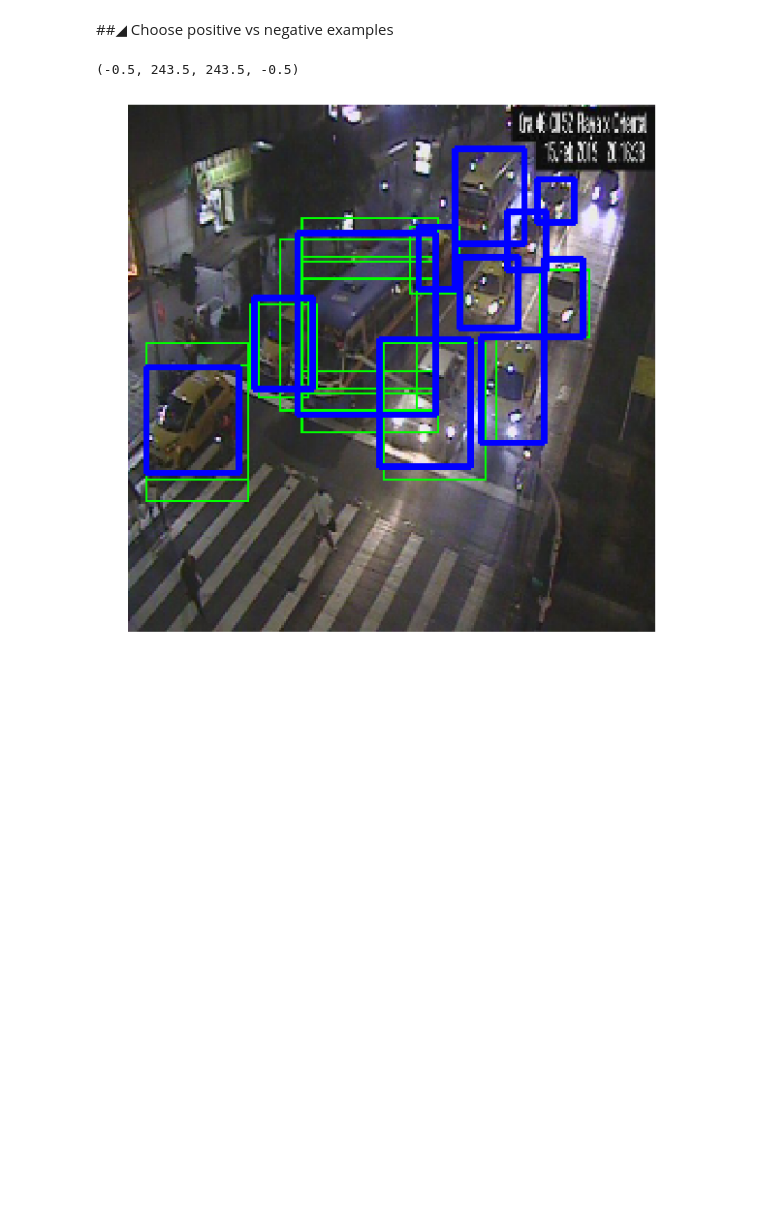
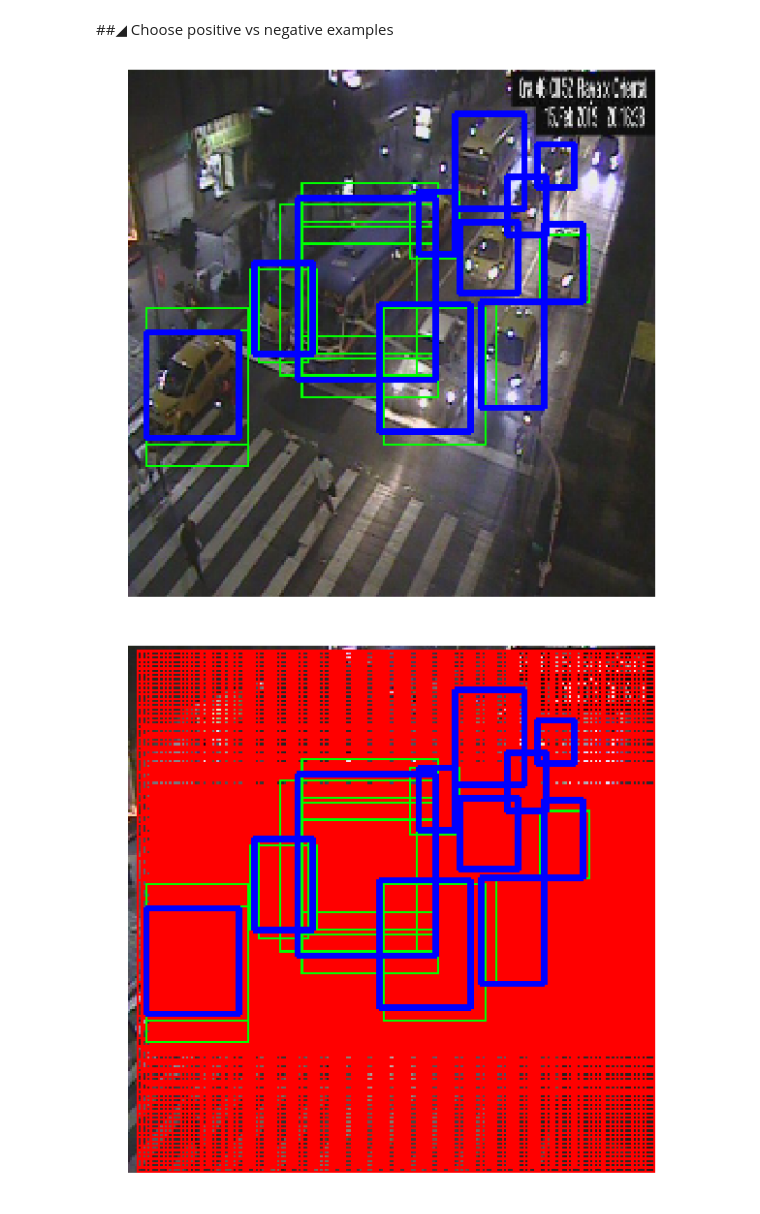
Before and after one commit to shpotes/traffic-counter, a Jupyter notebook: notebooks/dataset.ipynb, the cells around one changed output. Cells and saved outputs as stored; diff of their text form; code cells hidden in the pictures; blank space fills up the shorter version.

```diff
--- a/notebooks/dataset.ipynb
+++ b/notebooks/dataset.ipynb
@@ -227,20 +249,3 @@ for i in np.concatenate(anchors_cache):
-# %%
-from itertools import product
-
-delta = 10 * np.array(list(product(range(30),range(30))))
-delta = np.hstack([delta, delta])
-anchors = generate_anchors(base_size=4,
-                           ratios=[1, 1.25, 1.5, 1.75, 2, 2.25, 2.5],
-                           scales=2 ** np.arange(3, 10))
-
-anchors = anchors.reshape(-1, 4, 1) + np.zeros((*anchors.shape, delta.shape[0]))
-anchors += delta.T.reshape(1, 4, -1)
-anchors = anchors.transpose(2, 0, 1).reshape(-1, 4)
-anchors = anchors[((anchors > 0) & (anchors < 480)).all(axis=-1), :]
-iou_matrix = iou(anchors, example)
-pos = anchors[(iou_matrix > 0.7).any(axis=1)]
-neg = anchors[(iou_matrix < 0.3).any(axis=1)]
-
-fast = set()
-for i in anchors.astype(int):
-    fast.add(str(i))
+# %%
+# ignore anchors outsite image
+anchors = anchors[((anchors > 0) & (anchors < 244)).all(axis=-1), :]
@@ -247,19 +257,28 @@ for i in anchors.astype(int):
 # %%
 img = cv2.cvtColor(cv2.imread('../data/train/15-02-15-20:17.jpg'), cv2.COLOR_BGR2RGB)
 img = cv2.resize(img, (244, 244))
 
 def plot_bb(img, org, color, size):
     for anch in org.astype(int):
         img = cv2.rectangle(img, (anch[0], anch[1]),
                             (anch[2], anch[3]), color, size)
     return img
 
 img = plot_bb(img, pos, (0, 255, 0), 1)
 img = plot_bb(img, example, (0, 0, 255), 2)
 
 plt.figure(figsize=(10, 10))
 plt.imshow(img/255)
 plt.axis('off')
+plt.show()
+
+img = plot_bb(img, neg, (255, 0, 0), 1)
+img = plot_bb(img, pos, (0, 255, 0), 1)
+img = plot_bb(img, example, (0, 0, 255), 2)
+plt.figure(figsize=(10, 10))
+plt.imshow(img/255)
+plt.axis('off')
+plt.show()
 # %% [output]
-(-0.5, 243.5, 243.5, -0.5)
 [figure]
+[figure, added]
```
Also changed, not shown: parts of 12 cells of this notebook.
